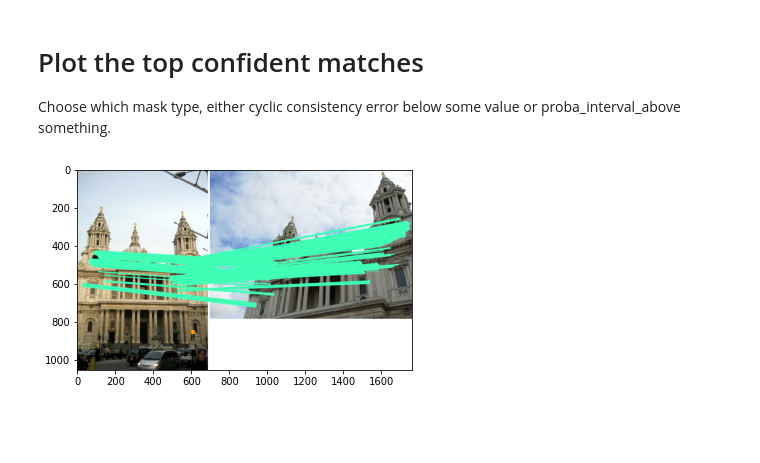
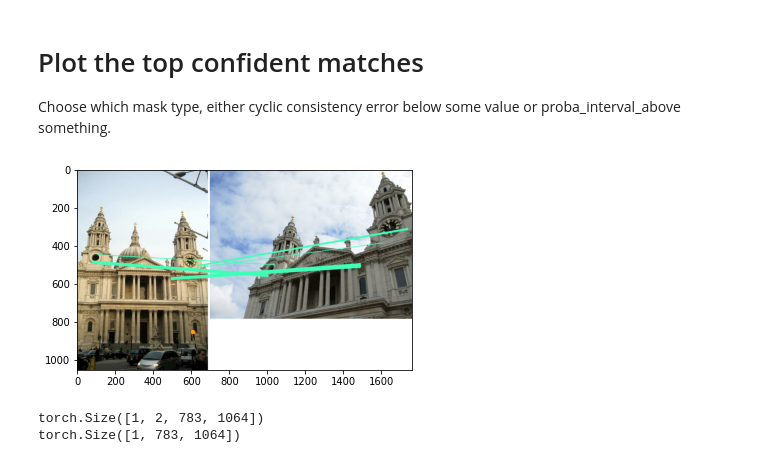
Before and after one commit to SgtVincent/DenseMatching, a Jupyter notebook: demos/demo_single_pair.ipynb, the cells around one changed output. Drawn from its saved outputs; the diff is of its cells as text; code cells hidden in the pictures; blank space fills up the shorter version.

```diff
--- a/demos/demo_single_pair.ipynb
+++ b/demos/demo_single_pair.ipynb
@@ -240,32 +240,39 @@ if 'warping_mask' in list(uncertainty_components.keys()):
 mask = mask_padded[:, :ref_image_shape[0], :ref_image_shape[1]]
 
 # remove point that lead to outside the query image
 mapping_estimated = convert_flow_to_mapping(estimated_flow)
 mask = mask & mapping_estimated[:, 0].ge(0) & mapping_estimated[:, 1].ge(0) & \
 mapping_estimated[:, 0].le(query_image_shape[1] - 1) & mapping_estimated[:, 1].le(query_image_shape[0] - 1)
 
 mkpts_query, mkpts_ref = matches_from_flow(estimated_flow, mask)
 
 confidence_values = confidence_map.squeeze()[mask.squeeze()].cpu().numpy()
 sort_index = np.argsort(np.array(confidence_values)).tolist()[::-1]  # from highest to smallest
 confidence_values = np.array(confidence_values)[sort_index]
 mkpts_query = np.array(mkpts_query)[sort_index]
 mkpts_ref = np.array(mkpts_ref)[sort_index]
 
 if len(mkpts_query) < 5:
     mkpts_query = np.empty([0, 2], dtype=np.float32)
     mkpts_ref = np.empty([0, 2], dtype=np.float32)
     confidence_values = np.empty([0], dtype=np.float32)
 
 # plot top 300
-k_top = 10000
+# k_top = 10000
+k_top = 300
 mkpts_q = mkpts_query[:k_top]
 mkpts_r = mkpts_ref[:k_top]
 confidence_values = confidence_values[:k_top]
 color = cm.jet(confidence_values)
 out = make_sparse_matching_plot(query_image, reference_image, mkpts_q, mkpts_r, color, margin=10)
 
 plt.imshow(out)
 plt.show()
 # %% [output]
-[figure, old version]
+[figure, new version]
+# %%
+print(estimated_flow.shape)
+print(mask.shape)
+# %% [output]
+torch.Size([1, 2, 783, 1064])
+torch.Size([1, 783, 1064])
```
Also changed, not shown: parts of 1 cell of this notebook, 1 other file.
